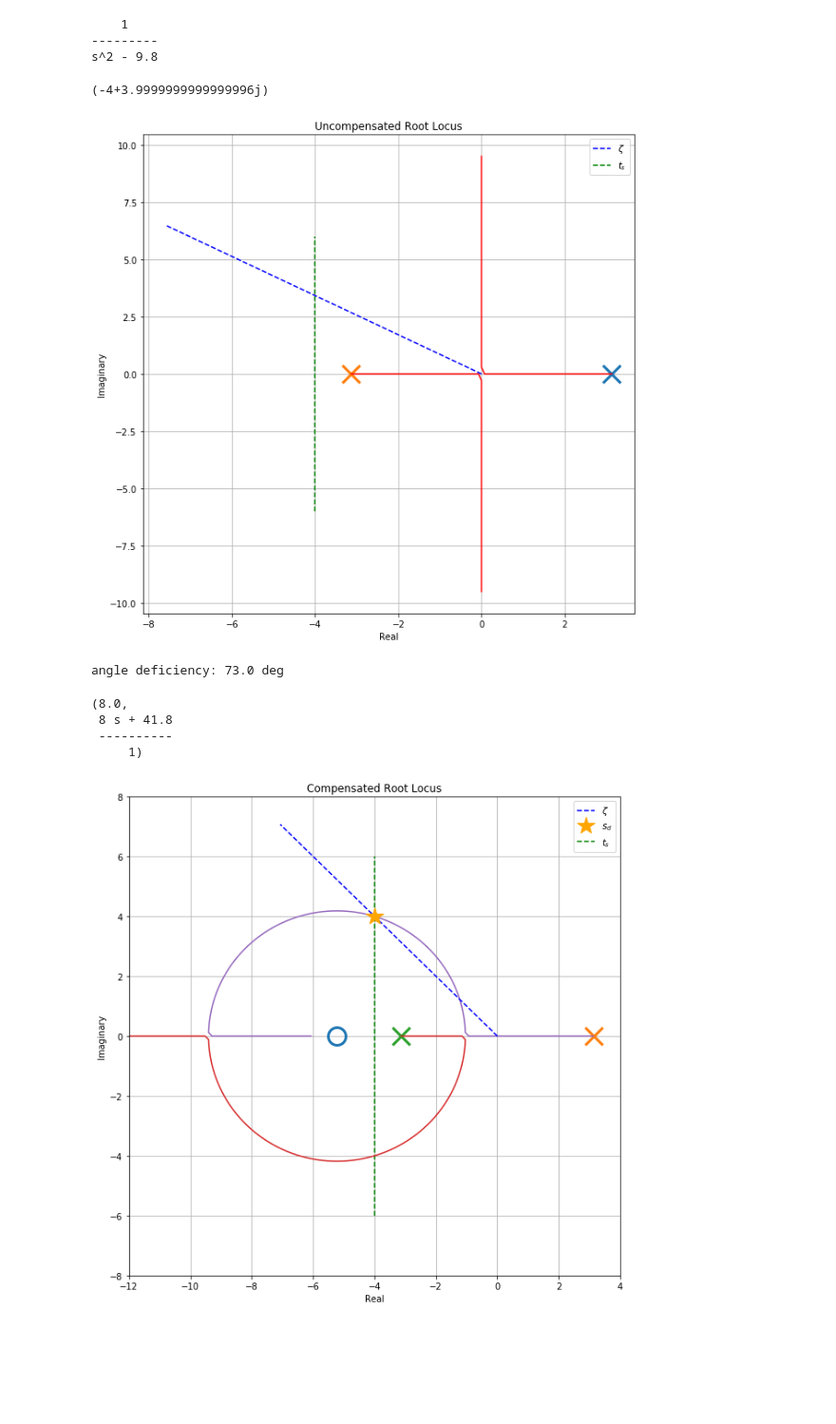
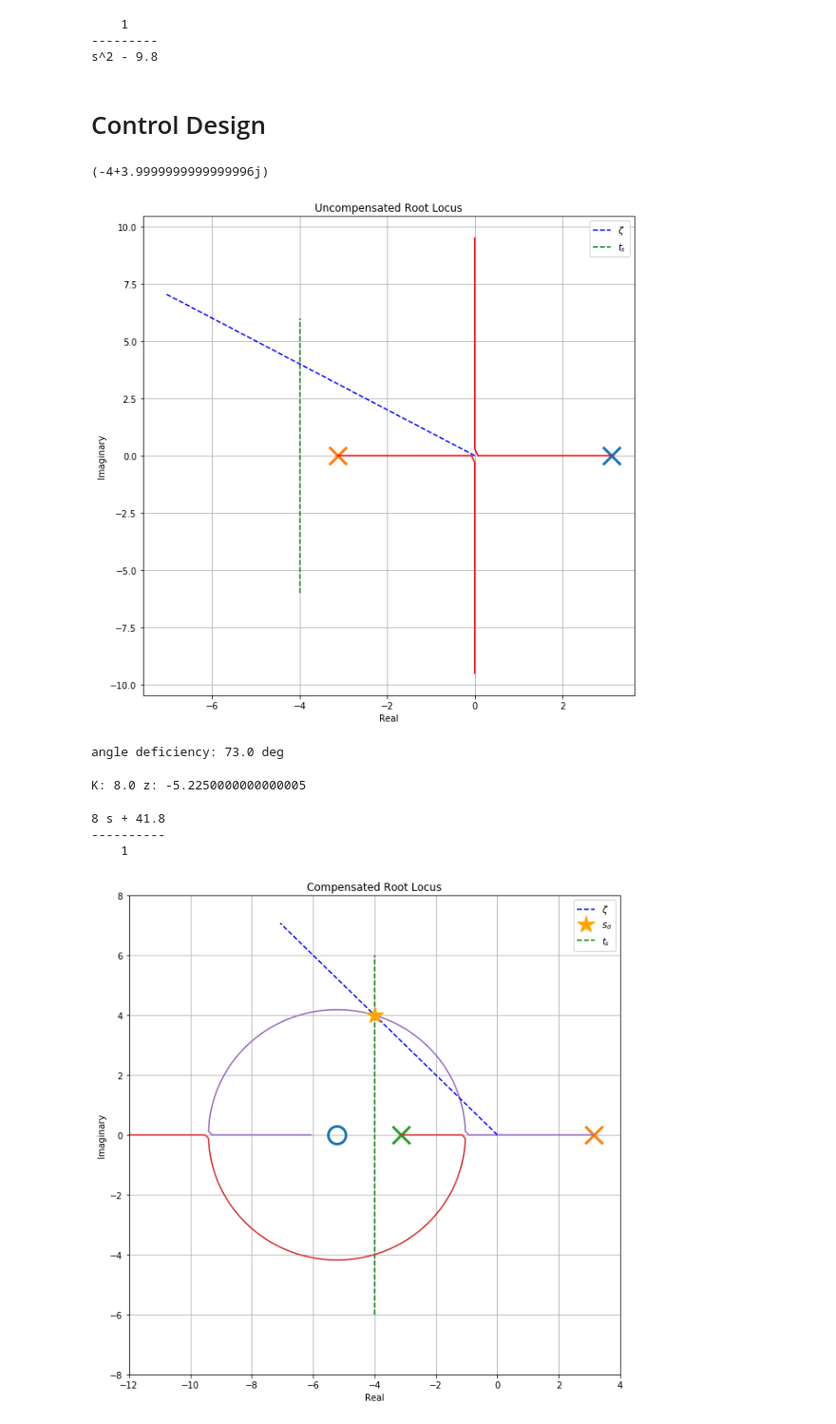
Before and after one commit to jgoppert/aae364_notebook, a Jupyter notebook: Pendulum.ipynb, the cells around one changed output. Shown at 95% size. Cells and saved outputs as stored; diff of their text form; code cells hidden in the pictures; blank space fills up the shorter version.

```diff
--- a/Pendulum.ipynb
+++ b/Pendulum.ipynb
@@ -83,8 +85,13 @@ G
     1
 ---------
 s^2 - 9.8
+# %% [markdown]
+# Control Design
 # %%
 def rlocus(G, kvect=np.logspace(-2, 0, 1000), kwargs={}):
+    """
+    A custom rlocus command to improve some of the plotting
+    """
     rlist, klist = control.rlocus(G, kvect=kvect, Plot=False)
     for key in ['rlocus', 'zero', 'pole']:
         if key not in kwargs.keys():
@@ -107,8 +114,8 @@ zeta = np.sqrt(2)/2
 ts = 1
 
 sigma_d = 4/ts
-theta = np.arccos(zeta)
-wd = sigma_d*np.tan(theta)
+a = np.arccos(zeta)
+wd = sigma_d*np.tan(a)
 sd = -sigma_d + wd*1j
 sd
 # %% [output]
@@ -116,13 +123,13 @@ sd
 # %%
 plt.figure(figsize=(10, 10))
 rlocus(G, kvect=np.logspace(-2, 2, 1000), kwargs={'rlocus': {'color': 'r'}})
 plt.vlines(-sigma_d, -6, 6, color='g', linestyle='--', label='$t_s$')
-plt.plot([0, -10*np.cos(zeta)], [0, 10*np.sin(zeta)],  'b--', label='$\zeta$')
+plt.plot([0, -10*np.cos(a)], [0, 10*np.sin(a)],  'b--', label='$\zeta$')
 plt.grid()
 plt.legend()
 plt.title('Uncompensated Root Locus');
 # %% [output]
-[figure, old version]
+[figure, new version]
 # %%
 angle_deficiency = np.pi - np.angle(G(sd))
 print('angle deficiency: {:4.1f} deg'.format(np.rad2deg(angle_deficiency)))
@@ -134,12 +141,15 @@ z = -np.imag(sd)/np.tan(angle_deficiency) + np.real(sd)
 C = (s-z)
 K = 1/np.abs((G*C)(sd))
 H = C*K
-K, H
+print('K:', K, 'z:', z)
 # %% [output]
-(8.0,
- 8 s + 41.8
- ----------
-     1)
+K: 8.0 z: -5.2250000000000005
+# %%
+H
+# %% [output]
+8 s + 41.8
+----------
+    1
 # %%
 plt.figure(figsize=(10, 10))
 rlocus(G*H, kvect=np.linspace(0, 4, 5000))
```
Also changed, not shown: parts of 14 cells of this notebook.
